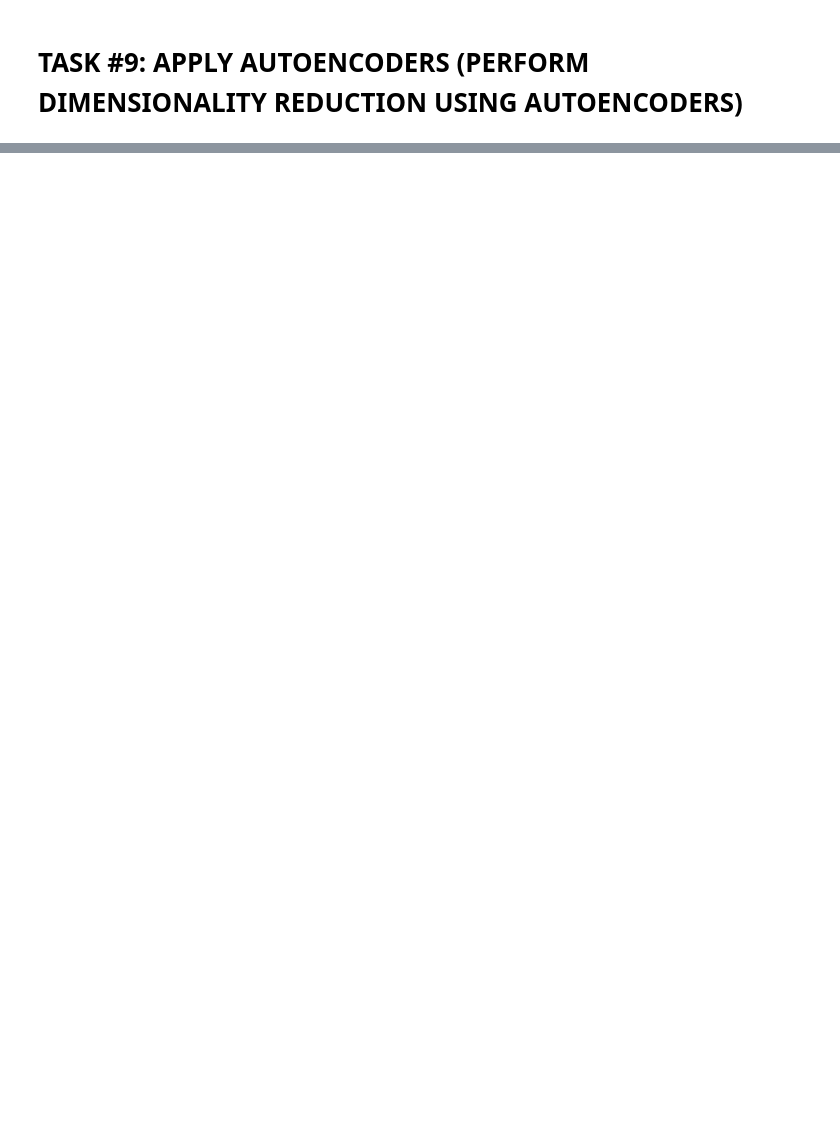
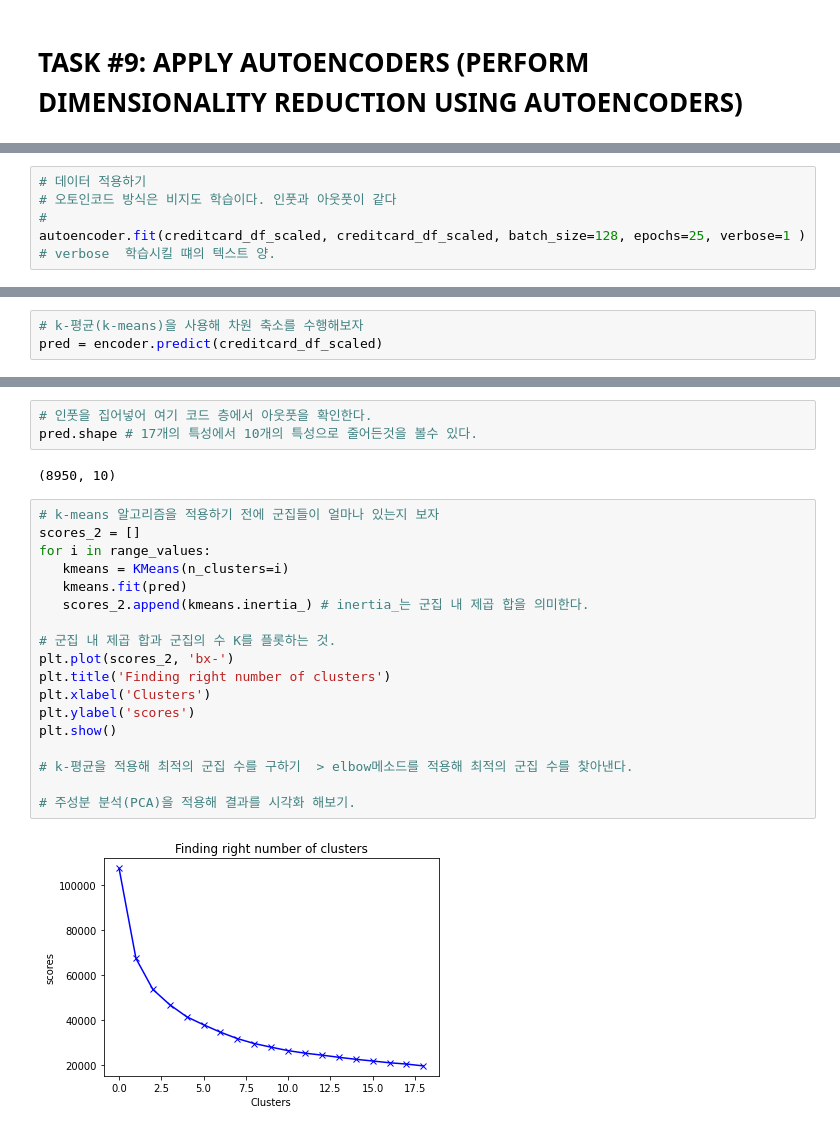
Before and after one commit to hdonghun/-Machine-learning, a Jupyter notebook: Marketing_Department_Skeleton.ipynb, the cells around one changed output, grey strips where cells are left out. Saved outputs shown, nothing was run; the diff lists cells and outputs as text; blank space fills up the shorter version.

```diff
--- a/Marketing_Department_Skeleton.ipynb
+++ b/Marketing_Department_Skeleton.ipynb
@@ -571,0 +544,6 @@ Epoch 25/25
+# %%
+# 데이터 적용하기
+# 오토인코드 방식은 비지도 학습이다. 인풋과 아웃풋이 같다
+#
+autoencoder.fit(creditcard_df_scaled, creditcard_df_scaled, batch_size=128, epochs=25, verbose=1 )
+# verbose  학습시킬 떄의 텍스트 양.
@@ -571,0 +591,3 @@ Epoch 25/25
+# %%
+# k-평균(k-means)을 사용해 차원 축소를 수행해보자
+pred = encoder.predict(creditcard_df_scaled)
@@ -571,0 +596,25 @@ Epoch 25/25
+# %%
+# 인풋을 집어넣어 여기 코드 층에서 아웃풋을 확인한다.
+pred.shape # 17개의 특성에서 10개의 특성으로 줄어든것을 볼수 있다.
+# %% [output]
+(8950, 10)
+# %%
+# k-means 알고리즘을 적용하기 전에 군집들이 얼마나 있는지 보자
+scores_2 = []
+for i in range_values:
+   kmeans = KMeans(n_clusters=i)
+   kmeans.fit(pred)
+   scores_2.append(kmeans.inertia_) # inertia_는 군집 내 제곱 합을 의미한다.
+
+# 군집 내 제곱 합과 군집의 수 K를 플롯하는 것.
+plt.plot(scores_2, 'bx-')
+plt.title('Finding right number of clusters')
+plt.xlabel('Clusters')
+plt.ylabel('scores')
+plt.show()
+
+# k-평균을 적용해 최적의 군집 수를 구하기  > elbow메소드를 적용해 최적의 군집 수를 찾아낸다.
+
+# 주성분 분석(PCA)을 적용해 결과를 시각화 해보기.
+# %% [output]
+[figure, added]
```
Also changed, not shown: parts of 33 cells of this notebook.
